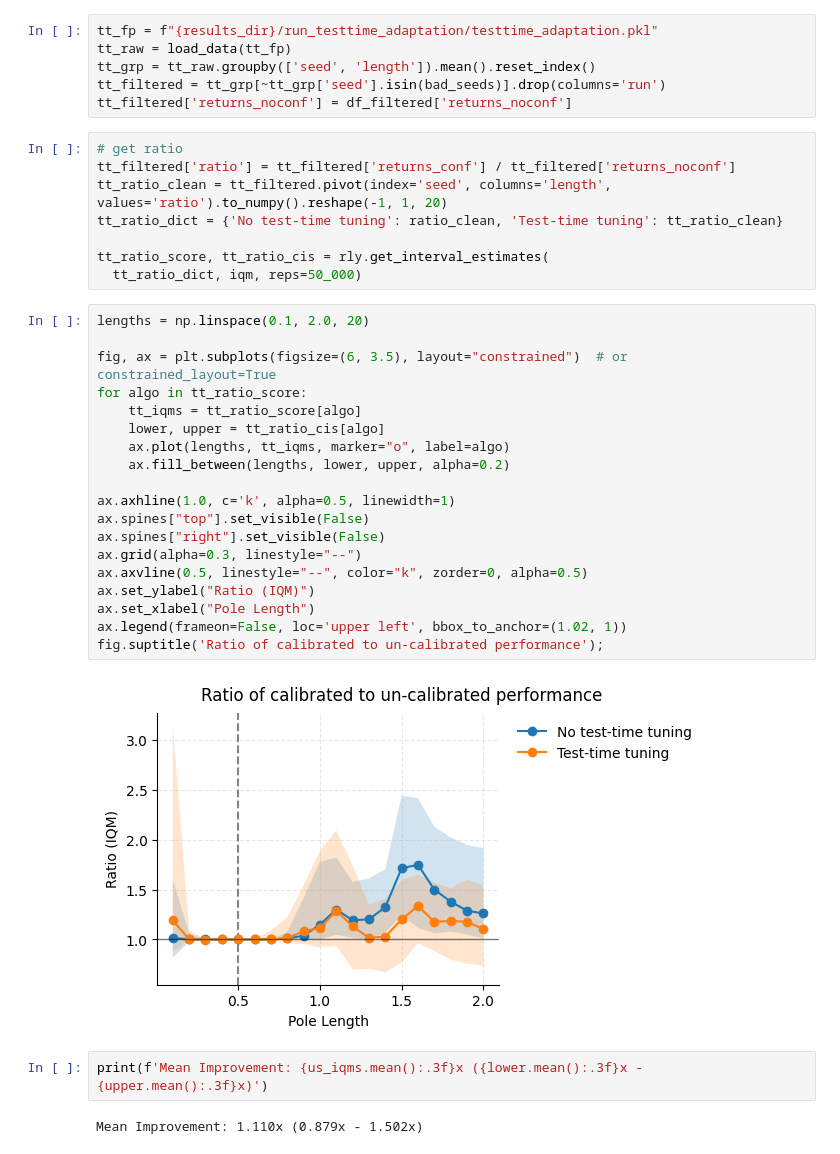
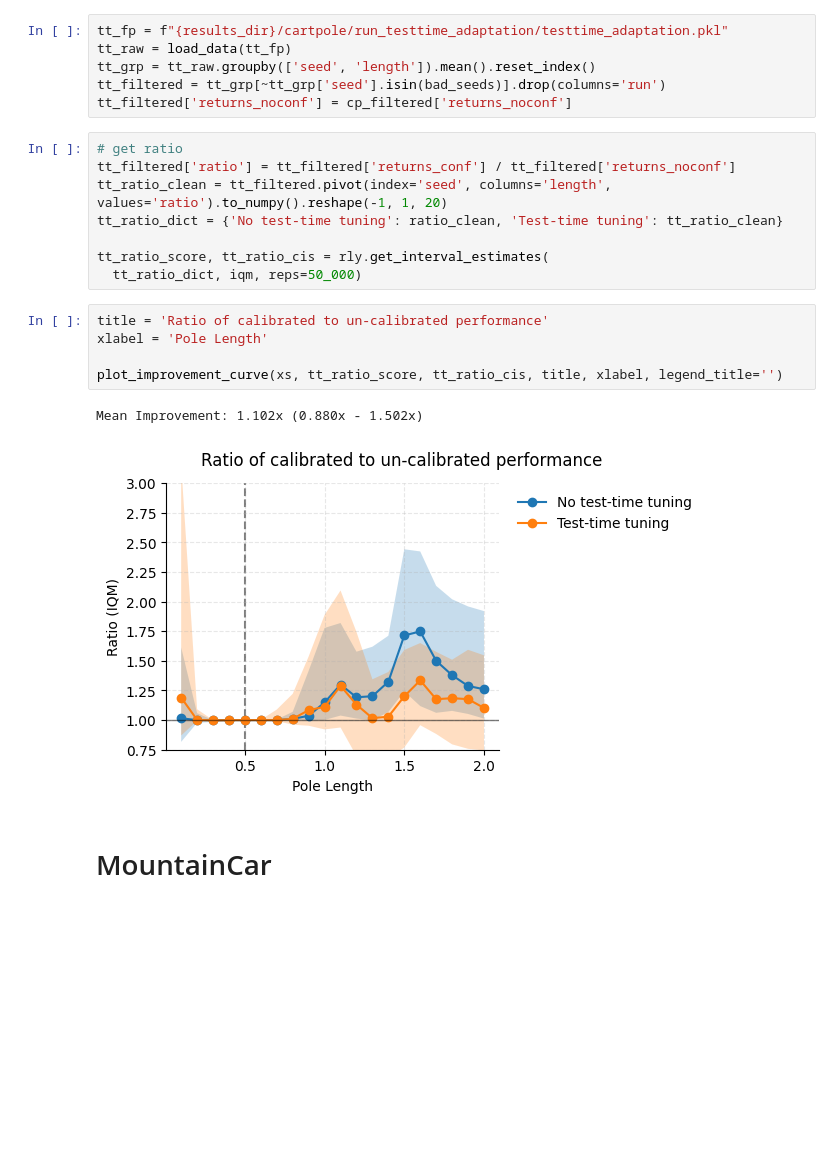
Before and after one commit to foty-hub/msc_thesis, a Jupyter notebook: notebooks/cartpole/plot.ipynb, the cells around one changed output. Cells and saved outputs as stored; diff of their text form; blank space fills up the shorter version.

```diff
--- a/notebooks/cartpole/plot.ipynb
+++ b/notebooks/cartpole/plot.ipynb
@@ -242,11 +235,11 @@ Mean Improvement: 1.110x (1.000x - 1.515x)
 # %% [markdown]
 # Test-Time Calibration
 # %%
-tt_fp = f"{results_dir}/run_testtime_adaptation/testtime_adaptation.pkl"
+tt_fp = f"{results_dir}/cartpole/run_testtime_adaptation/testtime_adaptation.pkl"
 tt_raw = load_data(tt_fp)
 tt_grp = tt_raw.groupby(['seed', 'length']).mean().reset_index()
 tt_filtered = tt_grp[~tt_grp['seed'].isin(bad_seeds)].drop(columns='run')
-tt_filtered['returns_noconf'] = df_filtered['returns_noconf']
+tt_filtered['returns_noconf'] = cp_filtered['returns_noconf']
 # %%
 # get ratio
 tt_filtered['ratio'] = tt_filtered['returns_conf'] / tt_filtered['returns_noconf']
@@ -255,28 +248,13 @@ tt_ratio_dict = {'No test-time tuning': ratio_clean, 'Test-time tuning': tt_rati
 
 tt_ratio_score, tt_ratio_cis = rly.get_interval_estimates(
   tt_ratio_dict, iqm, reps=50_000)
-# %%
-lengths = np.linspace(0.1, 2.0, 20)
-
-fig, ax = plt.subplots(figsize=(6, 3.5), layout="constrained")  # or constrained_layout=True
-for algo in tt_ratio_score:
-    tt_iqms = tt_ratio_score[algo]
-    lower, upper = tt_ratio_cis[algo]
-    ax.plot(lengths, tt_iqms, marker="o", label=algo)
-    ax.fill_between(lengths, lower, upper, alpha=0.2)
-
-ax.axhline(1.0, c='k', alpha=0.5, linewidth=1)
-ax.spines["top"].set_visible(False)
-ax.spines["right"].set_visible(False)
-ax.grid(alpha=0.3, linestyle="--")
-ax.axvline(0.5, linestyle="--", color="k", zorder=0, alpha=0.5)
-ax.set_ylabel("Ratio (IQM)")
-ax.set_xlabel("Pole Length")
-ax.legend(frameon=False, loc='upper left', bbox_to_anchor=(1.02, 1))
-fig.suptitle('Ratio of calibrated to un-calibrated performance');
-# %% [output]
-[figure, removed]
-# %%
-print(f'Mean Improvement: {us_iqms.mean():.3f}x ({lower.mean():.3f}x - {upper.mean():.3f}x)')
-# %% [output]
-Mean Improvement: 1.110x (0.879x - 1.502x)
+# %%
+title = 'Ratio of calibrated to un-calibrated performance'
+xlabel = 'Pole Length'
+
+plot_improvement_curve(xs, tt_ratio_score, tt_ratio_cis, title, xlabel, legend_title='')
+# %% [output]
+Mean Improvement: 1.102x (0.880x - 1.502x)
+[figure, added]
+# %% [markdown]
+# MountainCar
```
Also changed, not shown: parts of 20 cells of this notebook, 2 other files.
